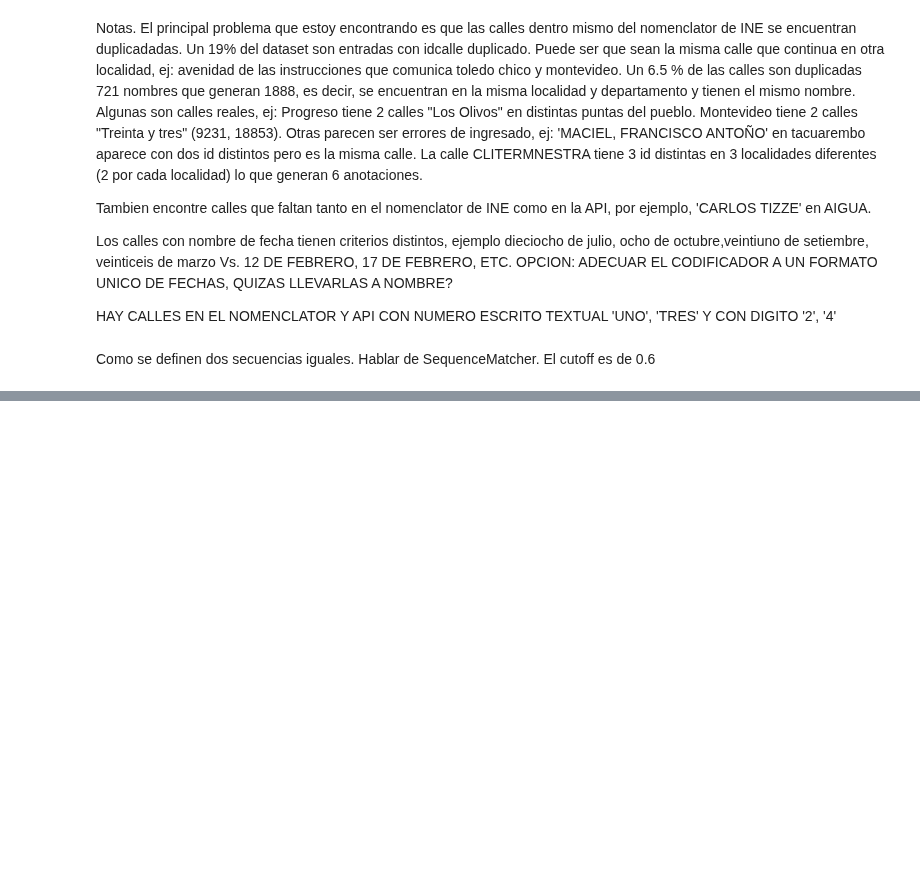
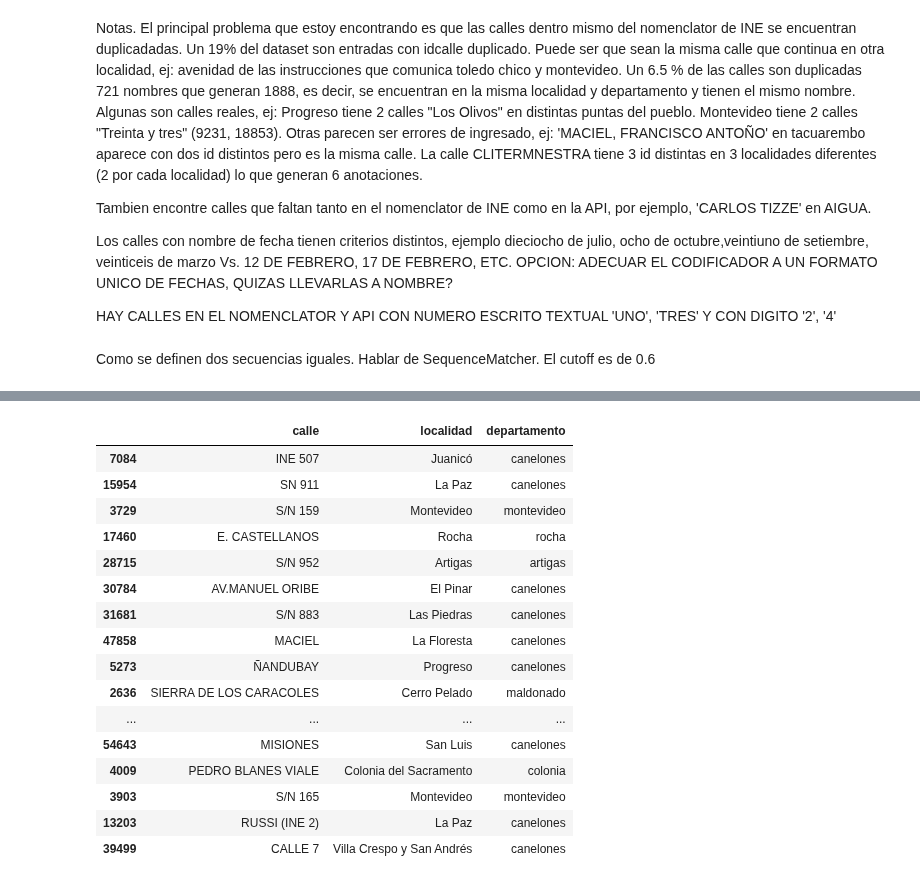
Before and after one commit to Casimistico/street_codification, a Jupyter notebook: Exploracion preliminar.ipynb, the cells around one changed output, grey strips where cells are left out. Saved outputs shown, nothing was run; the diff lists cells and outputs as text; code cells hidden in the pictures; blank space fills up the shorter version.

Commit message:
Mejora en busqueda de calles, agregado de errores a la salida del diccionario

```diff
--- a/Exploracion preliminar.ipynb
+++ b/Exploracion preliminar.ipynb
@@ -13,7 +12,9 @@ import re
 # %%
-path = './data/IDE calles_localidad_departamento_24-7-2020.csv'
-path_prueba1 = './data/direcciones_codificadas.csv'
-path_prueba2 = './data/montevideo.csv'
-base_INE = './data/direcciones_INE.csv'
-localidades_INE = './data/localidades_INE.csv'
+path = './data/Nomenclator_calles.csv'
+path_prueba_IDE = './data/direcciones_codificadas.csv'
+path_prueba_SIAAS = './data/montevideo.csv'
+path_base_INE_corregida = './data/Direcciones_INE_codigo_corregido.csv'
+errores_INE = './erroresINE/'
+#base_INE = './data/direcciones_INE.csv'
+#localidades_INE = './data/localidades_INE.csv'
 codificador = pd.read_csv(path)
@@ -589,0 +647,14 @@ len(loc_activas['INEIGLOCCODIGO'].unique())
+# %%
+path_errores_INE = 'path + "/*.csv"'
+all_files = glob.glob(errores_INE + "/*.csv")
+li = []
+errores = pd.DataFrame()
+for filename in all_files:
+    print(filename)
+    dataframe = pd.read_csv(filename)
+    li.append(dataframe)
+errores = errores.append(li)
+error_rate = errores.shape[0] /(1500000/25 * len(all_files)) * 100
+print("Hay {} errores en la base hasta ahora, un {} % de lo analizado".format(str(errores.shape[0]),str(error_rate)))
+errores.drop_duplicates(inplace=True)
+errores.calle = errores.calle.str.strip()
@@ -589,0 +685,20 @@ len(loc_activas['INEIGLOCCODIGO'].unique())
+# %%
+errores.sample(20)
+# %% [output]
+|  | calle | localidad | departamento |
+| 7084 | INE 507 | Juanicó | canelones |
+| 15954 | SN 911 | La Paz | canelones |
+| 3729 | S/N 159 | Montevideo | montevideo |
+| 17460 | E. CASTELLANOS | Rocha | rocha |
+| 28715 | S/N 952 | Artigas | artigas |
+| 30784 | AV.MANUEL ORIBE | El Pinar | canelones |
+| 31681 | S/N 883 | Las Piedras | canelones |
+| 47858 | MACIEL | La Floresta | canelones |
+| 5273 | ÑANDUBAY | Progreso | canelones |
+| 2636 | SIERRA DE LOS CARACOLES | Cerro Pelado | maldonado |
+| ... | ... | ... | ... |
+| 54643 | MISIONES | San Luis | canelones |
+| 4009 | PEDRO BLANES VIALE | Colonia del Sacramento | colonia |
+| 3903 | S/N 165 | Montevideo | montevideo |
+| 13203 | RUSSI (INE 2) | La Paz | canelones |
+| 39499 | CALLE 7 | Villa Crespo y San Andrés | canelones |
```
Also changed, not shown: parts of 39 cells of this notebook, 1 other file.
